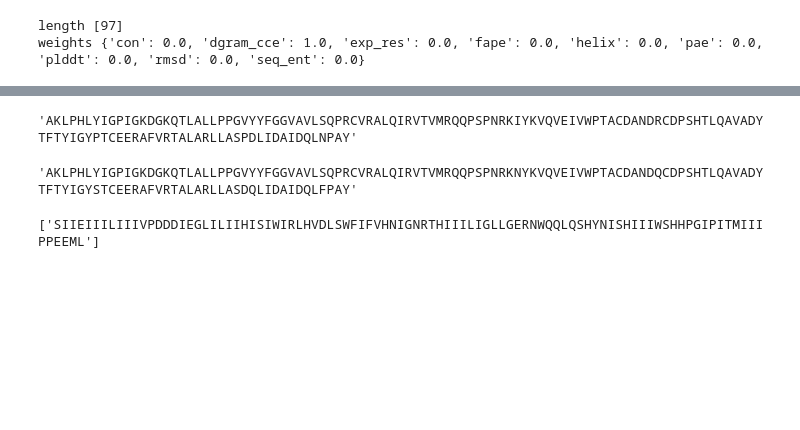
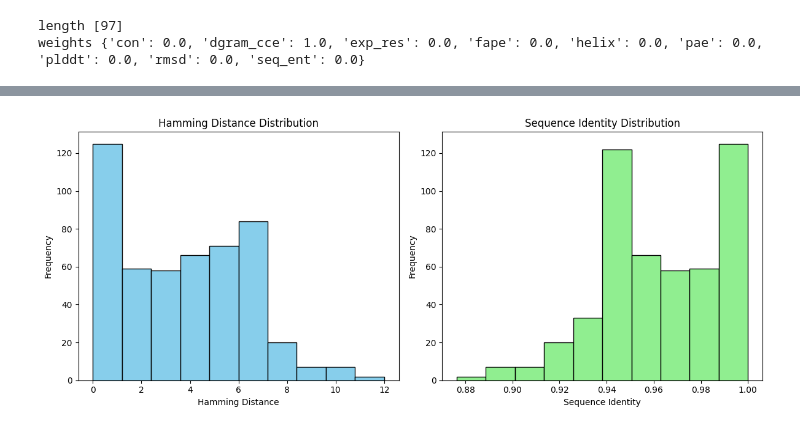
Before and after one commit to KYQiu21/CRM2.0, a Jupyter notebook: af/examples/RSO.ipynb, the cells around one changed output, grey strips where cells are left out. Saved outputs shown, nothing was run; the diff lists cells and outputs as text; code cells hidden in the pictures; blank space fills up the shorter version.

```diff
--- a/af/examples/RSO.ipynb
+++ b/af/examples/RSO.ipynb
@@ -128,7 +128,7 @@ def get_pdb(pdb_code=""):
     return f"AF-{pdb_code}-F1-model_v4.pdb"
 
 
-def arrays_to_sequences(array_list, restypes):
+def arrays_to_sequences(array_list):
 
     restypes = [
     'A', 'R', 'N', 'D', 'C', 'Q', 'E', 'G', 'H', 'I', 'L', 'K', 'M', 'F', 'P',
@@ -318,19 +305,52 @@ seq = af_model.seq_traj[0]
-# %%
-seq = af_model.seq_traj[8]
-seq_str = ''.join(order_aa[i] for i in seq)
-seq_str
-# %% [output]
-'AKLPHLYIGPIGKDGKQTLALLPPGVYYFGGVAVLSQPRCVRALQIRVTVMRQQPSPNRKIYKVQVEIVWPTACDANDRCDPSHTLQAVADYTFTYIGYPTCEERAFVRTALARLLASPDLIDAIDQLNPAY'
-# %%
-seq = af_model.seq_traj[9]
-seq_str = ''.join(order_aa[i] for i in seq)
-seq_str
-# %% [output]
-'AKLPHLYIGPIGKDGKQTLALLPPGVYYFGGVAVLSQPRCVRALQIRVTVMRQQPSPNRKNYKVQVEIVWPTACDANDQCDPSHTLQAVADYTFTYIGYSTCEERAFVRTALARLLASDQLIDAIDQLFPAY'
-# %%
-af_model.get_seqs()
-# %% [output]
-['SIIEIIILIIIVPDDDIEGLILIIHISIWIRLHVDLSWFIFVHNIGNRTHIIILIGLLGERNWQQLQSHYNISHIIIWSHHPGIPITMIIIPPEEML']
+# %%
+def arrays_to_sequences(array_list):
+
+    restypes = [
+    'A', 'R', 'N', 'D', 'C', 'Q', 'E', 'G', 'H', 'I', 'L', 'K', 'M', 'F', 'P',
+    'S', 'T', 'W', 'Y', 'V'
+    ]
+
+    sequences = []
+    for array in array_list:
+        sequence = ''.join([restypes[index] for index in array.flatten()])
+        sequences.append(sequence)
+    return sequences
+
+seq_list = arrays_to_sequences(af_model.seq_traj)
+# %%
+import matplotlib.pyplot as plt
+
+def hamming_distance(seq1, seq2):
+    return sum(c1 != c2 for c1, c2 in zip(seq1, seq2))
+
+hamming_distances = []
+sequence_identities = []
+
+for i in range(len(seq_list) - 1):
+    seq1, seq2 = seq_list[i], seq_list[i + 1]
+    distance = hamming_distance(seq1, seq2)
+    identity = 1 - distance / len(seq1)
+    hamming_distances.append(distance)
+    sequence_identities.append(identity)
+
+plt.figure(figsize=(12, 5))
+
+plt.subplot(1, 2, 1)
+plt.hist(hamming_distances, bins=10, color='skyblue', edgecolor='black')
+plt.title('Hamming Distance Distribution')
+plt.xlabel('Hamming Distance')
+plt.ylabel('Frequency')
+
+plt.subplot(1, 2, 2)
+plt.hist(sequence_identities, bins=10, color='lightgreen', edgecolor='black')
+plt.title('Sequence Identity Distribution')
+plt.xlabel('Sequence Identity')
+plt.ylabel('Frequency')
+
+plt.tight_layout()
+plt.show()
+# %% [output]
+[figure, added]
 # %%
 import pandas as pd
 #@title # Designability test
```
Also changed, not shown: parts of 2 cells of this notebook.
